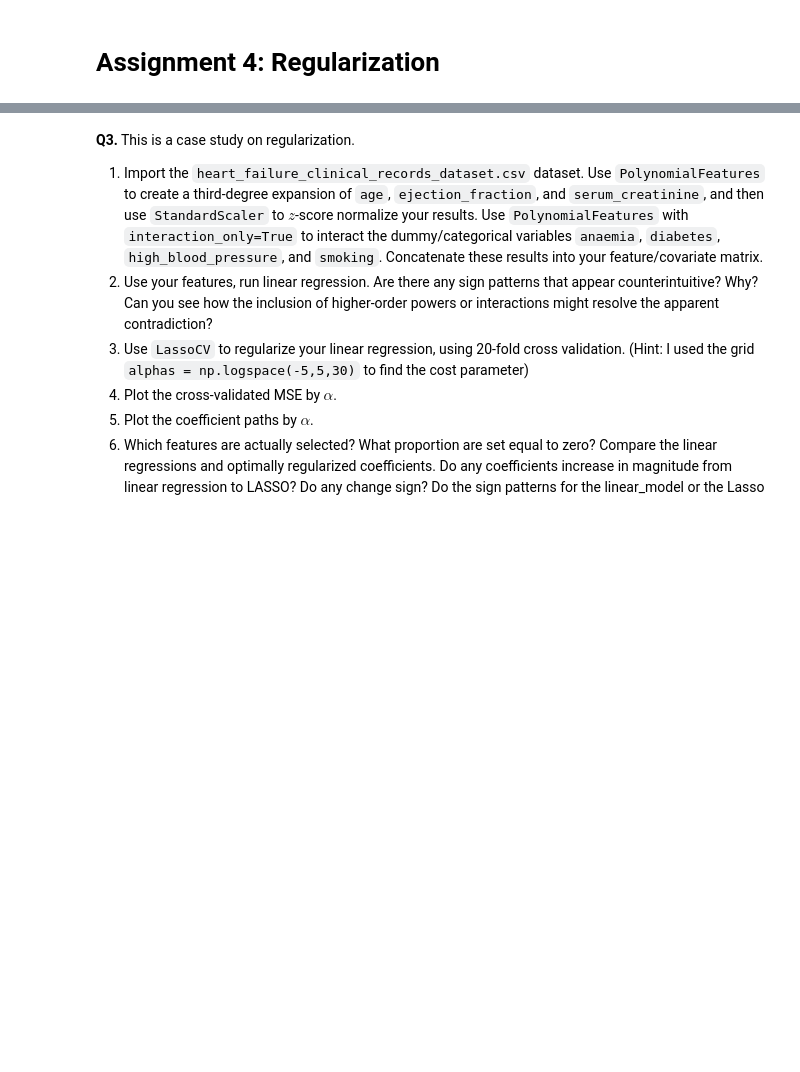
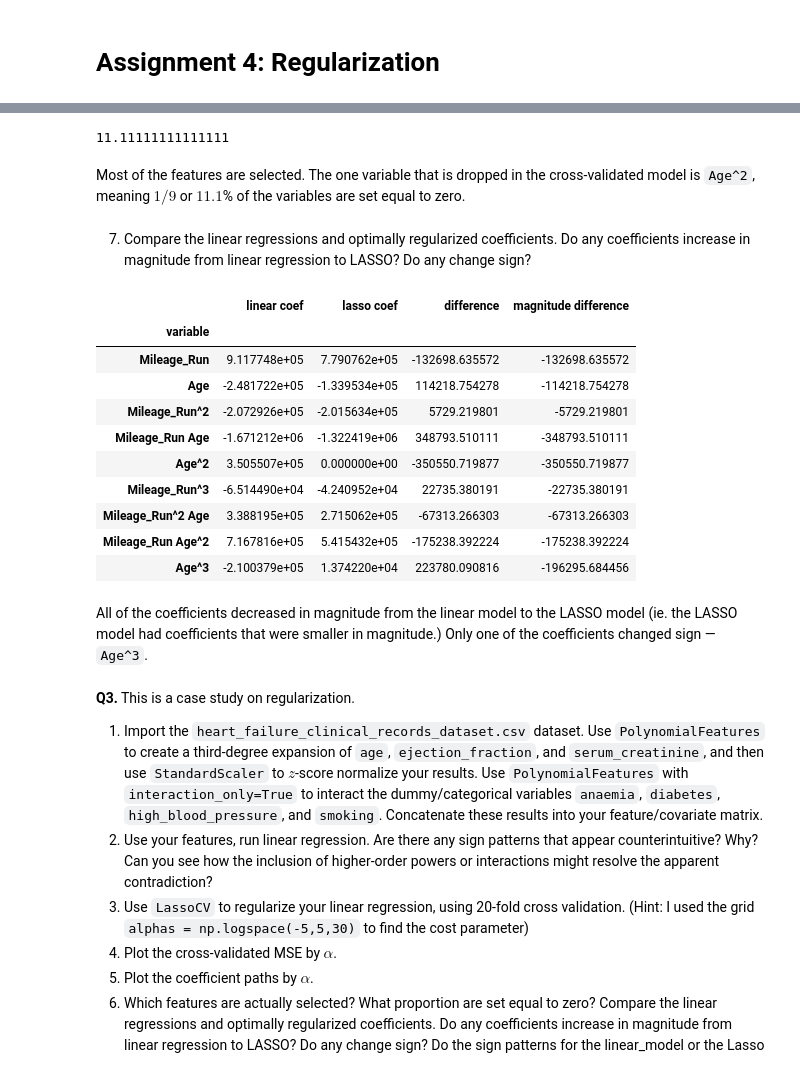
Before and after one commit to syd-nguyen/ds3021-assignments, a Jupyter notebook: assignments/04_assignment_regularization.ipynb, the cells around one changed output, grey strips where cells are left out. Cells and saved outputs as stored; diff of their text form; code cells hidden in the pictures; blank space fills up the shorter version.

```diff
--- a/assignments/04_assignment_regularization.ipynb
+++ b/assignments/04_assignment_regularization.ipynb
@@ -38,0 +127,3 @@ No, we do not include the penalty term in evaluating the cross validated MSE. We
+# %%
+coefs_mileage_age_lasso = pd.DataFrame({'variable': poly_names, 'coef': model_mileage_age_lasso.coef_})
+coefs_mileage_age_lasso
@@ -39,3 +141,32 @@ No, we do not include the penalty term in evaluating the cross validated MSE. We
+# %%
+print((1/9) * 100)
+# %% [output]
+11.11111111111111
+# %% [markdown]
+Most of the features are selected. The one variable that is dropped in the cross-validated model is `Age^2`, meaning $1/9$ or $11.1$% of the variables are set equal to zero.
+# %% [markdown]
+7. Compare the linear regressions and optimally regularized coefficients. Do any coefficients increase in magnitude from linear regression to LASSO? Do any change sign?
+# %%
+coefs_comparison = coefs_mileage_age.set_index('variable')
+coefs_comparison['lasso coef'] = coefs_mileage_age_lasso.set_index('variable')['coef']
+coefs_comparison.columns = ['linear coef', 'lasso coef']
+coefs_comparison['difference'] = coefs_comparison['lasso coef'] - coefs_comparison['linear coef']
+coefs_comparison['magnitude difference'] = np.abs(coefs_comparison['lasso coef']) - np.abs(coefs_comparison['linear coef'])
+coefs_comparison
+# %% [output]
+|  | linear coef | lasso coef | difference | magnitude difference |
+| variable |  |  |  |  |
+| Mileage_Run | 9.117748e+05 | 7.790762e+05 | -132698.635572 | -132698.635572 |
+| Age | -2.481722e+05 | -1.339534e+05 | 114218.754278 | -114218.754278 |
+| Mileage_Run^2 | -2.072926e+05 | -2.015634e+05 | 5729.219801 | -5729.219801 |
+| Mileage_Run Age | -1.671212e+06 | -1.322419e+06 | 348793.510111 | -348793.510111 |
+| Age^2 | 3.505507e+05 | 0.000000e+00 | -350550.719877 | -350550.719877 |
+| Mileage_Run^3 | -6.514490e+04 | -4.240952e+04 | 22735.380191 | -22735.380191 |
+| Mileage_Run^2 Age | 3.388195e+05 | 2.715062e+05 | -67313.266303 | -67313.266303 |
+| Mileage_Run Age^2 | 7.167816e+05 | 5.415432e+05 | -175238.392224 | -175238.392224 |
+| Age^3 | -2.100379e+05 | 1.374220e+04 | 223780.090816 | -196295.684456 |
+# %% [markdown]
+All of the coefficients decreased in magnitude from the linear model to the LASSO model (ie. the LASSO model had coefficients that were smaller in magnitude.) Only one of the coefficients changed sign — `Age^3`.
 # %% [markdown]
 **Q3.** This is a case study on regularization.
 
```
Also changed, not shown: parts of 19 cells of this notebook.
